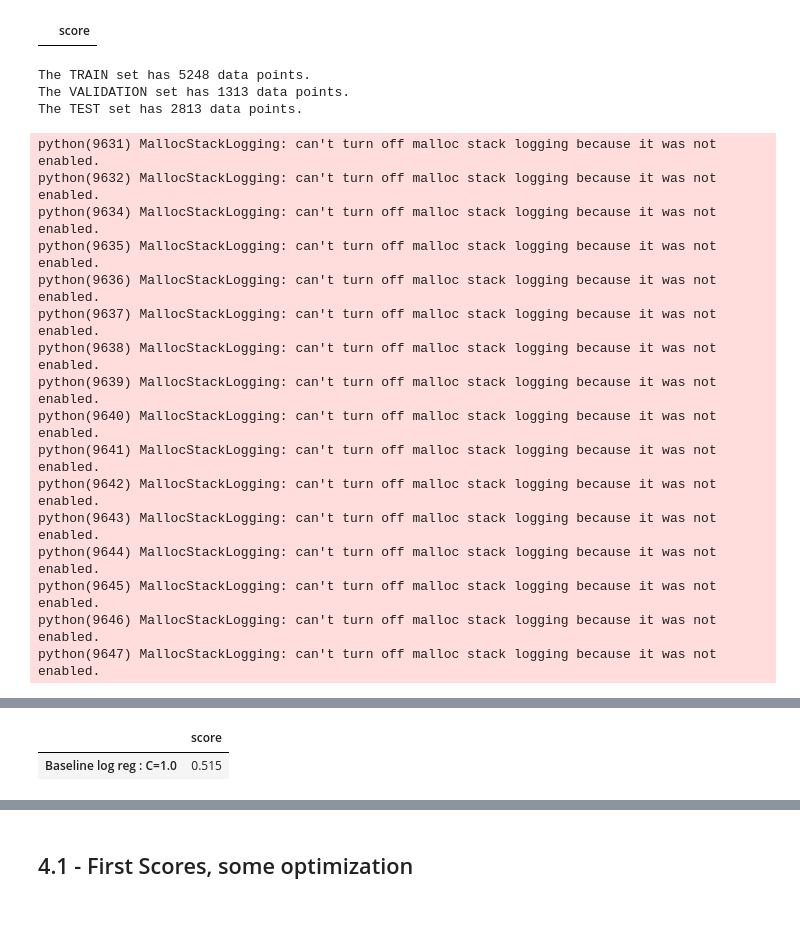
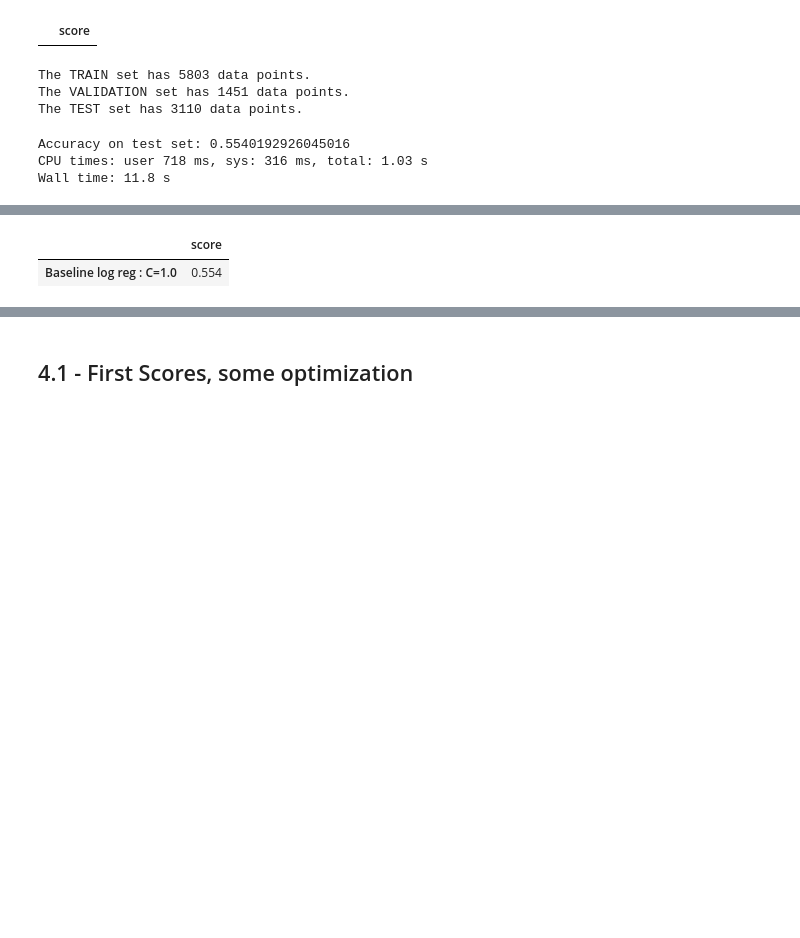
Before and after one commit to benji02/capstone_project, a Jupyter notebook: Notebooks/Capstone_BenjaminLavoie_PreProcAndProc_2nd.ipynb, the cells around one changed output, grey strips where cells are left out. Saved outputs shown, nothing was run; the diff lists cells and outputs as text; code cells hidden in the pictures; blank space fills up the shorter version.

```diff
--- a/Notebooks/Capstone_BenjaminLavoie_PreProcAndProc_2nd.ipynb
+++ b/Notebooks/Capstone_BenjaminLavoie_PreProcAndProc_2nd.ipynb
@@ -242,3 +237,6 @@ X_test.drop(['Genre', 'Platform_Brand', 'Platform_Type'], axis = 1, inplace=True
+# %%
+X_train.drop(["Platform_Brand_PC"], axis = 1, inplace=True)
+X_test.drop(["Platform_Brand_PC"], axis = 1, inplace=True)
 # %%
 # sanity check with all the dfs
 
@@ -328,7 +326,7 @@ X_train_keep = pd.DataFrame()
 
 for i, col in enumerate(tfidf_columns):
 
-    globals()[tfidf_columns_variables[i]] = TfidfVectorizer(tokenizer = my_tokenizer, min_df=10)
+    globals()[tfidf_columns_variables[i]] = TfidfVectorizer(tokenizer = my_tokenizer, min_df=4)
 
     # Fit and transform the text data
     transformed_train = globals()[tfidf_columns_variables[i]].fit_transform(X_train[col])
@@ -367,8 +365,6 @@ for i, col in enumerate(tfidf_columns):
     plt.xticks(rotation=45)
     plt.show()
 
-    print(tfidf_df_train)
-    print(tfidf_df_test)
 
 # checking for null values and the shapes
 print(X_train.isna().sum().sum())
@@ -575,16 +507,16 @@ print(f'The TRAIN set has {len(X_train_logit)} data points.')
 print(f'The VALIDATION set has {len(X_val_logit)} data points.')
 print(f'The TEST set has {len(X_test_logit)} data points.')
 # %% [output]
-The TRAIN set has 5248 data points.
-The VALIDATION set has 1313 data points.
-The TEST set has 2813 data points.
+The TRAIN set has 5803 data points.
+The VALIDATION set has 1451 data points.
+The TEST set has 3110 data points.
 # %%
 %%time
 
 # Baseline logistic regression
 
 # Instantiate and fit to the train
-baseline_logreg = LogisticRegression(max_iter = 5000, n_jobs=-1).fit(X_rem_logit, y_rem_logit)
+baseline_logreg = LogisticRegression(max_iter = 10000, n_jobs=-1).fit(X_rem_logit, y_rem_logit)
 
 
 # Print the accuracies
@@ -593,19 +525,6 @@ print(f'Accuracy on test set: {baseline_logreg.score(X_test_logit, y_test_logit)
 df_scores.loc[f"Baseline log reg : C={baseline_logreg.get_params()['C']}"]=round(baseline_logreg.score(X_test_logit, y_test_logit),3)
 df_scores
 # %% [output]
-python(9631) MallocStackLogging: can't turn off malloc stack logging because it was not enabled.
-python(9632) MallocStackLogging: can't turn off malloc stack logging because it was not enabled.
-python(9634) MallocStackLogging: can't turn off malloc stack logging because it was not enabled.
-python(9635) MallocStackLogging: can't turn off malloc stack logging because it was not enabled.
-python(9636) MallocStackLogging: can't turn off malloc stack logging because it was not enabled.
-python(9637) MallocStackLogging: can't turn off malloc stack logging because it was not enabled.
-python(9638) MallocStackLogging: can't turn off malloc stack logging because it was not enabled.
-python(9639) MallocStackLogging: can't turn off malloc stack logging because it was not enabled.
-python(9640) MallocStackLogging: can't turn off malloc stack logging because it was not enabled.
-python(9641) MallocStackLogging: can't turn off malloc stack logging because it was not enabled.
-python(9642) MallocStackLogging: can't turn off malloc stack logging because it was not enabled.
-python(9643) MallocStackLogging: can't turn off malloc stack logging because it was not enabled.
-python(9644) MallocStackLogging: can't turn off malloc stack logging because it was not enabled.
-python(9645) MallocStackLogging: can't turn off malloc stack logging because it was not enabled.
-python(9646) MallocStackLogging: can't turn off malloc stack logging because it was not enabled.
-python(9647) MallocStackLogging: can't turn off malloc stack logging because it was not enabled.
+Accuracy on test set: 0.5540192926045016
+CPU times: user 718 ms, sys: 316 ms, total: 1.03 s
+Wall time: 11.8 s
@@ -615,5 +531,5 @@ Wall time: 4.09 s
 |  | score |
-| Baseline log reg : C=1.0 | 0.515 |
+| Baseline log reg : C=1.0 | 0.554 |
 # %%
 %%time
 
```
Also changed, not shown: parts of 47 cells of this notebook, 5 other files.
